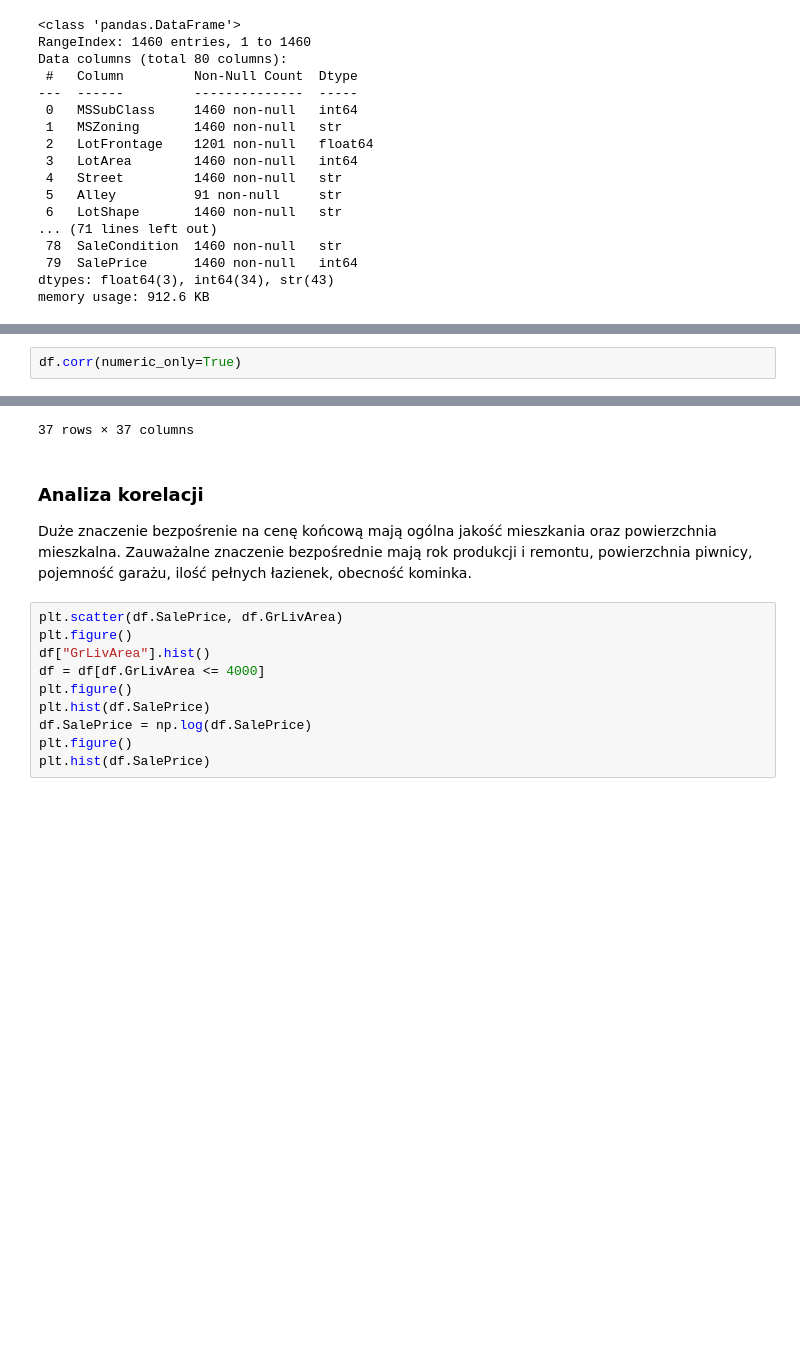
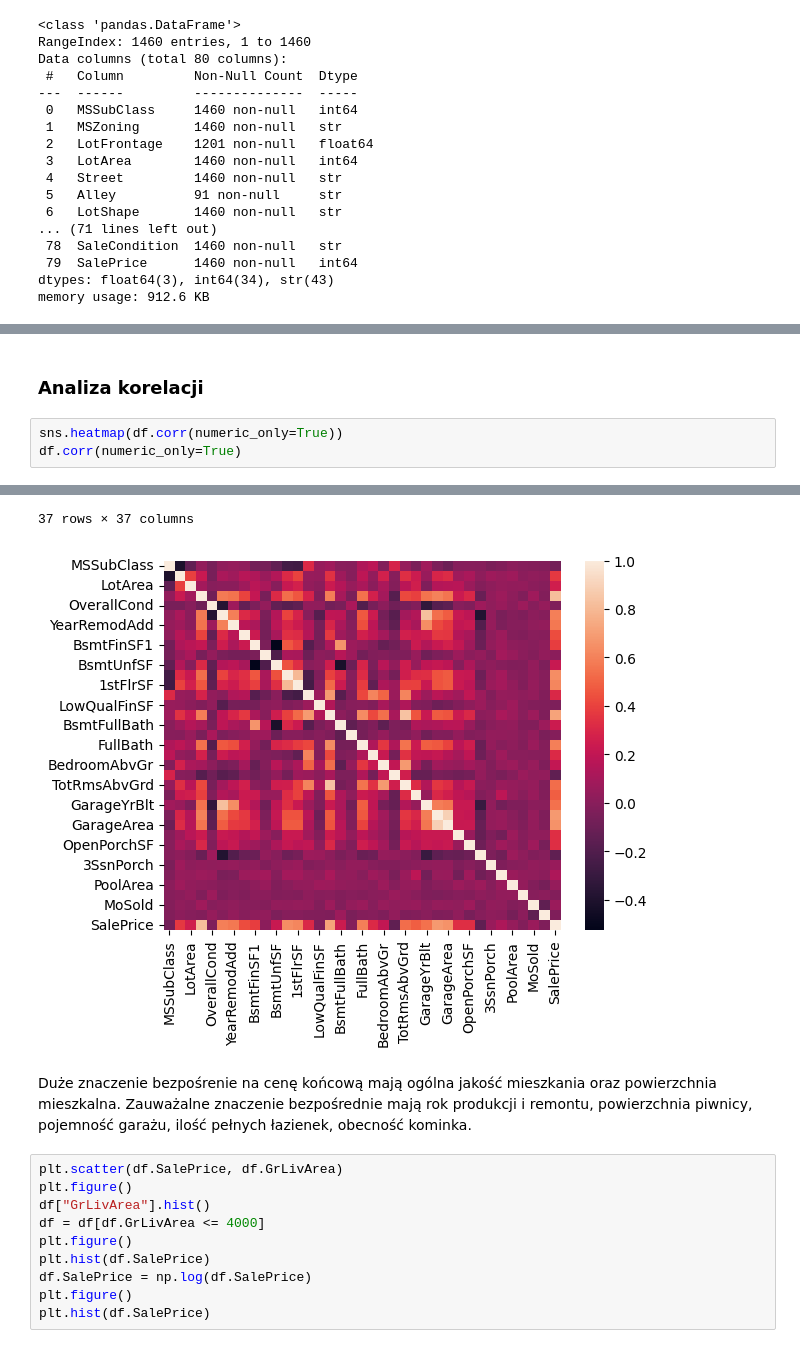
Before and after one commit to R4ken/Machine-Learning-Analysis, a Jupyter notebook: regression/solution.ipynb, the cells around one changed output, grey strips where cells are left out. Cells and saved outputs as stored; diff of their text form; blank space fills up the shorter version.

```diff
--- a/regression/solution.ipynb
+++ b/regression/solution.ipynb
@@ -93,26 +97,29 @@ df.boxplot(by="Condition2", column="SalePrice")
+# %% [markdown]
+### Analiza korelacji
 # %%
+sns.heatmap(df.corr(numeric_only=True))
 df.corr(numeric_only=True)
 # %% [output]
 |  | MSSubClass | LotFrontage | LotArea | OverallQual | OverallCond | YearBuilt | YearRemodAdd | MasVnrArea | ... |
 | MSSubClass | 1.000000 | -0.408655 | -0.142192 | 0.032416 | -0.059277 | 0.027689 | 0.040459 | 0.022800 | ... |
 | LotFrontage | -0.408655 | 1.000000 | 0.387570 | 0.225994 | -0.055673 | 0.113913 | 0.079785 | 0.162026 | ... |
 | LotArea | -0.142192 | 0.387570 | 1.000000 | 0.088719 | -0.002832 | 0.006590 | 0.006930 | 0.081170 | ... |
 | OverallQual | 0.032416 | 0.225994 | 0.088719 | 1.000000 | -0.090692 | 0.571712 | 0.550971 | 0.400028 | ... |
 | OverallCond | -0.059277 | -0.055673 | -0.002832 | -0.090692 | 1.000000 | -0.375691 | 0.074703 | -0.130053 | ... |
 | YearBuilt | 0.027689 | 0.113913 | 0.006590 | 0.571712 | -0.375691 | 1.000000 | 0.591906 | 0.314066 | ... |
 | YearRemodAdd | 0.040459 | 0.079785 | 0.006930 | 0.550971 | 0.074703 | 0.591906 | 1.000000 | 0.176067 | ... |
 | MasVnrArea | 0.022800 | 0.162026 | 0.081170 | 0.400028 | -0.130053 | 0.314066 | 0.176067 | 1.000000 | ... |
 | BsmtFinSF1 | -0.075268 | 0.133704 | 0.173426 | 0.213079 | -0.042542 | 0.248272 | 0.121690 | 0.235557 | ... |
 | BsmtFinSF2 | -0.065598 | 0.056971 | 0.114691 | -0.057520 | 0.040015 | -0.048393 | -0.067188 | -0.071337 | ... |
 | ... | ... | ... | ... | ... | ... | ... | ... | ... | ... |
 | PoolArea | 0.007957 | 0.075160 | 0.033875 | 0.018121 | 0.008079 | -0.014373 | -0.009490 | -0.016025 | ... |
 | MiscVal | -0.007666 | 0.005636 | 0.039192 | -0.031068 | 0.068729 | -0.034193 | -0.010100 | -0.029691 | ... |
 | MoSold | -0.013512 | 0.028042 | 0.007188 | 0.076414 | -0.003135 | 0.013881 | 0.022629 | 0.004019 | ... |
 | YrSold | -0.021330 | 0.010598 | -0.013014 | -0.024321 | 0.043755 | -0.012593 | 0.036597 | -0.004880 | ... |
 | SalePrice | -0.075083 | 0.363285 | 0.258945 | 0.819240 | -0.036843 | 0.588977 | 0.568986 | 0.430073 | ... |
 37 rows × 37 columns
+[figure, added]
 # %% [markdown]
-### Analiza korelacji
 Duże znaczenie bezpośrenie na cenę końcową mają ogólna jakość mieszkania oraz powierzchnia mieszkalna.
 Zauważalne znaczenie bezpośrednie mają rok produkcji i remontu, powierzchnia piwnicy, pojemność garażu, ilość pełnych łazienek, obecność kominka.
 # %%
```
Also changed, not shown: parts of 9 cells of this notebook.
